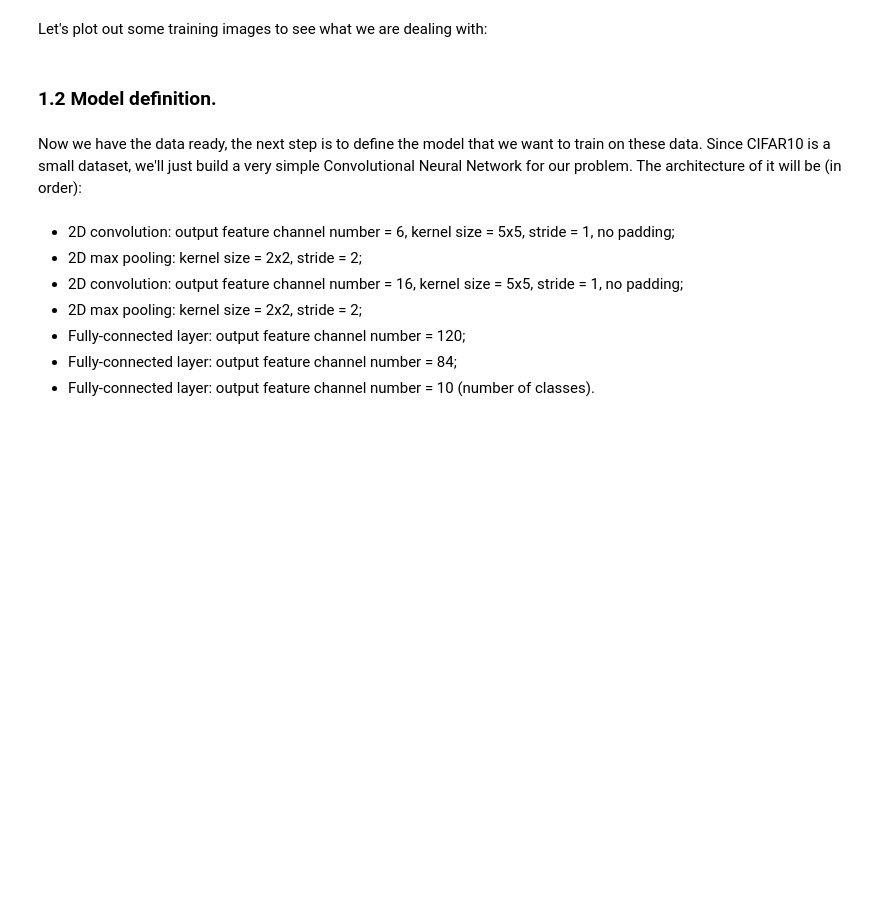
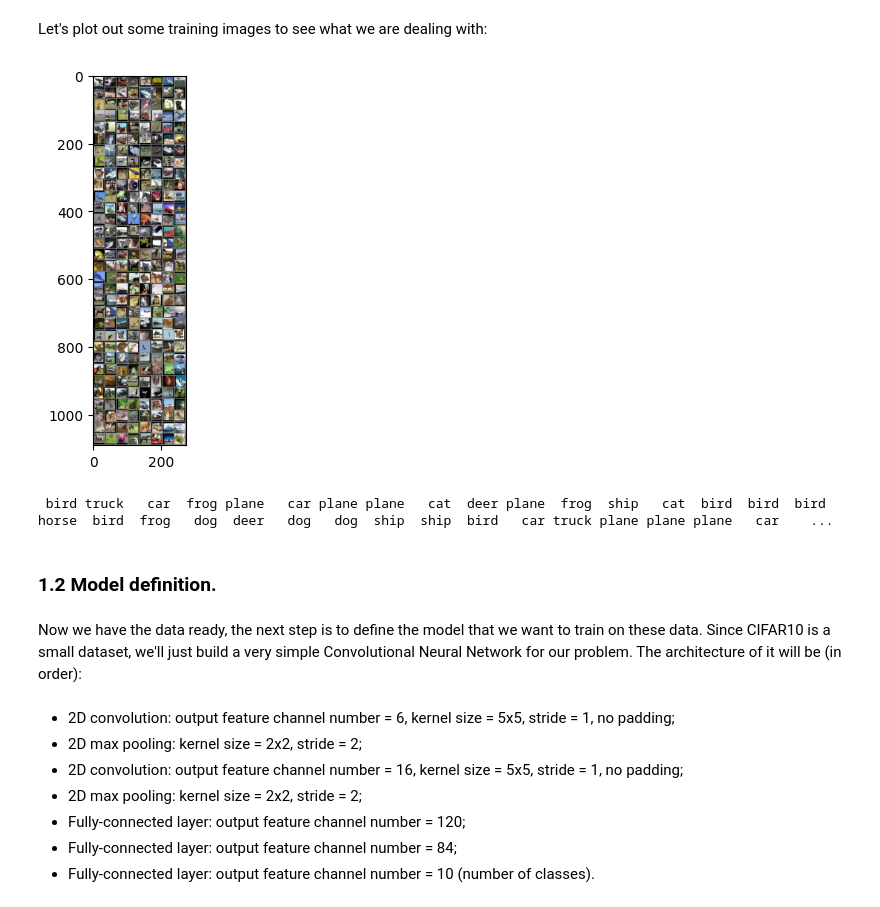
Before and after one commit to Secenary/Computer-Vision, a Jupyter notebook: Homework4/homework4.ipynb, the cells around one changed output. Drawn from its saved outputs; the diff is of its cells as text; code cells hidden in the pictures; blank space fills up the shorter version.

```diff
--- a/Homework4/homework4.ipynb
+++ b/Homework4/homework4.ipynb
@@ -49,15 +54,35 @@ Why do we want to normalize the images beforehand? (5 points)
 # %%
 trainloader = None
 testloader = None
-batch_size = 4
+batch_size = 256
 
 ### YOUR CODE HERE (10 points)
-pass
+# 替换原代码中的 pass 部分
+transform = transforms.Compose([
+    transforms.RandomCrop(32, padding=4),
+    transforms.RandomHorizontalFlip(),
+    transforms.ToTensor(),
+    transforms.Normalize((0.5, 0.5, 0.5), (0.5, 0.5, 0.5))
+])
+
+trainset = torchvision.datasets.CIFAR10(
+    root='./data', train=True, download=True, transform=transform
+)
+testset = torchvision.datasets.CIFAR10(
+    root='./data', train=False, download=True, transform=transform
+)
+
+trainloader = torch.utils.data.DataLoader(
+    trainset, batch_size=batch_size, shuffle=True, num_workers=2
+)
+testloader = torch.utils.data.DataLoader(
+    testset, batch_size=batch_size, shuffle=False, num_workers=2
+)
 ### END YOUR CODE
 
 # these are the 10 classes we have in CIFAR10
 classes = ('plane', 'car', 'bird', 'cat',
-           'deer', 'dog', 'frog', 'horse', 'ship', 'truck')
+        'deer', 'dog', 'frog', 'horse', 'ship', 'truck')
 
 # running this block will take a few minutes to download the dataset if you haven't done so
 # %% [markdown]
@@ -65,20 +90,23 @@ Let's plot out some training images to see what we are dealing with:
 # %%
 import matplotlib.pyplot as plt
 
 def imshow(img):
     img = img / 2 + 0.5     # unnormalize
     npimg = img.numpy()
     plt.imshow(np.transpose(npimg, (1, 2, 0)))
     plt.show()
 
 # get some random training images
 dataiter = iter(trainloader)
-images, labels = dataiter.next()
+images, labels = next(dataiter)
 
 # show images
 imshow(torchvision.utils.make_grid(images))
 # print labels
 print(' '.join('%5s' % classes[labels[j]] for j in range(batch_size)))
+# %% [output]
+[figure, added]
+ bird truck   car  frog plane   car plane plane   cat  deer plane  frog  ship   cat  bird  bird  bird horse  bird  frog   dog  deer   dog   dog  ship  ship  bird   car truck plane plane plane   car    ...
 # %% [markdown]
 ### 1.2 Model definition.
 # %% [markdown]
```
Also changed, not shown: parts of 18 cells of this notebook, 11 other files.
